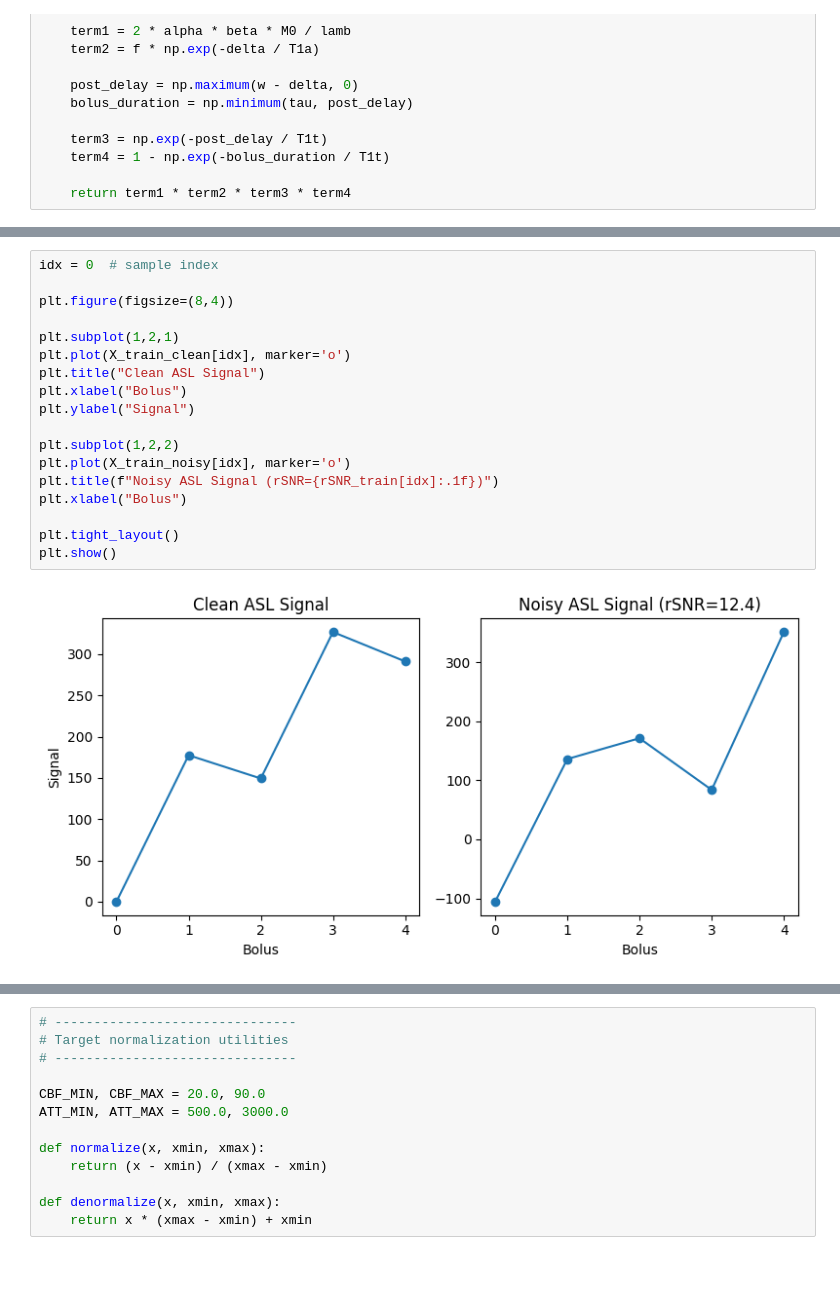
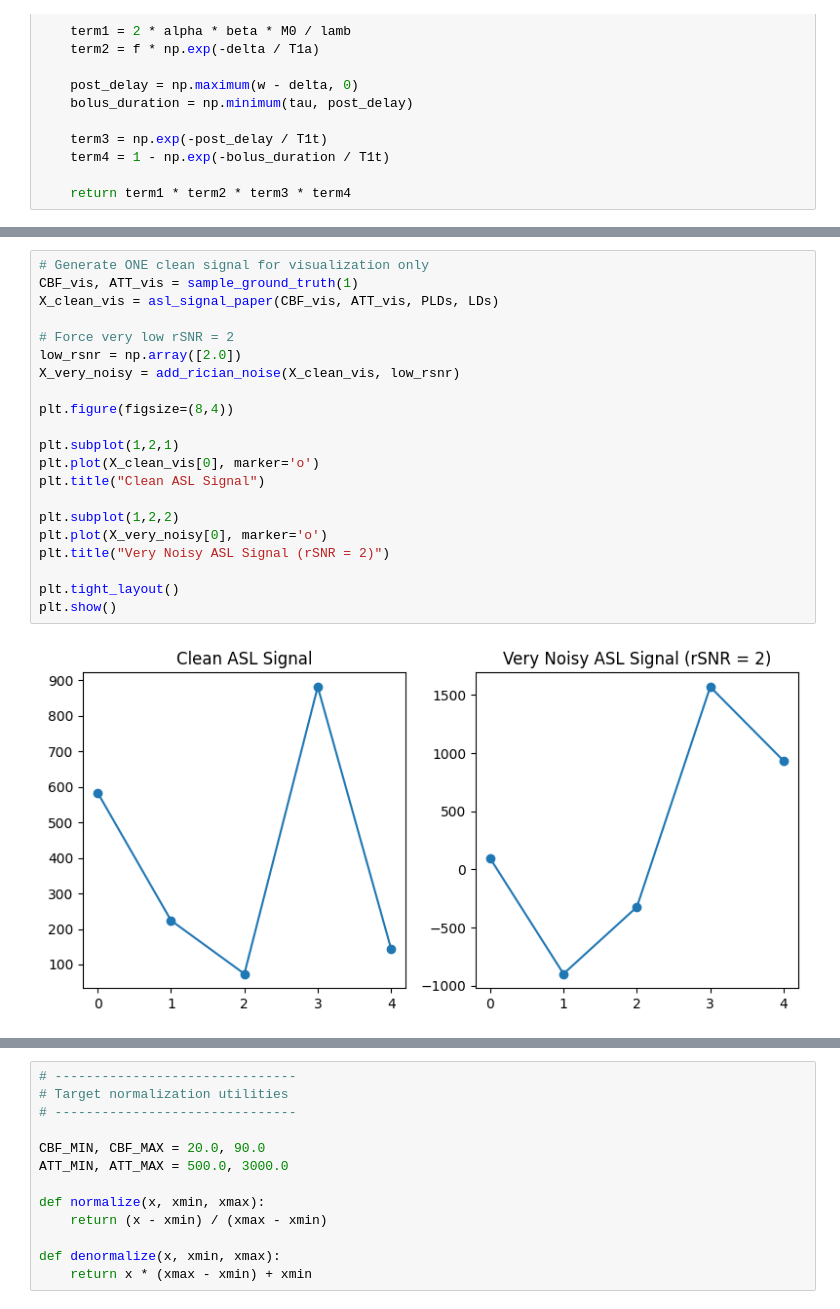
Before and after one commit to AnuThmsn/DNN_Estimation_of_CBF_and_ATT_ASL, a Jupyter notebook: DNN_Estimation_of_CBF_and_ATT_ASL.ipynb, the cells around one changed output, grey strips where cells are left out. Saved outputs shown, nothing was run; the diff lists cells and outputs as text; blank space fills up the shorter version.

```diff
--- a/DNN_Estimation_of_CBF_and_ATT_ASL.ipynb
+++ b/DNN_Estimation_of_CBF_and_ATT_ASL.ipynb
@@ -235,20 +189,23 @@ X_test_noisy, rSNR_test = apply_noise_to_dataset(X_test_clean)
 # %%
-idx = 0  # sample index
+# Generate ONE clean signal for visualization only
+CBF_vis, ATT_vis = sample_ground_truth(1)
+X_clean_vis = asl_signal_paper(CBF_vis, ATT_vis, PLDs, LDs)
+
+# Force very low rSNR = 2
+low_rsnr = np.array([2.0])
+X_very_noisy = add_rician_noise(X_clean_vis, low_rsnr)
 
 plt.figure(figsize=(8,4))
 
 plt.subplot(1,2,1)
-plt.plot(X_train_clean[idx], marker='o')
+plt.plot(X_clean_vis[0], marker='o')
 plt.title("Clean ASL Signal")
-plt.xlabel("Bolus")
-plt.ylabel("Signal")
 
 plt.subplot(1,2,2)
-plt.plot(X_train_noisy[idx], marker='o')
-plt.title(f"Noisy ASL Signal (rSNR={rSNR_train[idx]:.1f})")
-plt.xlabel("Bolus")
+plt.plot(X_very_noisy[0], marker='o')
+plt.title("Very Noisy ASL Signal (rSNR = 2)")
 
 plt.tight_layout()
 plt.show()
 # %% [output]
-[figure, old version]
+[figure, new version]
```
Also changed, not shown: parts of 26 cells of this notebook.
